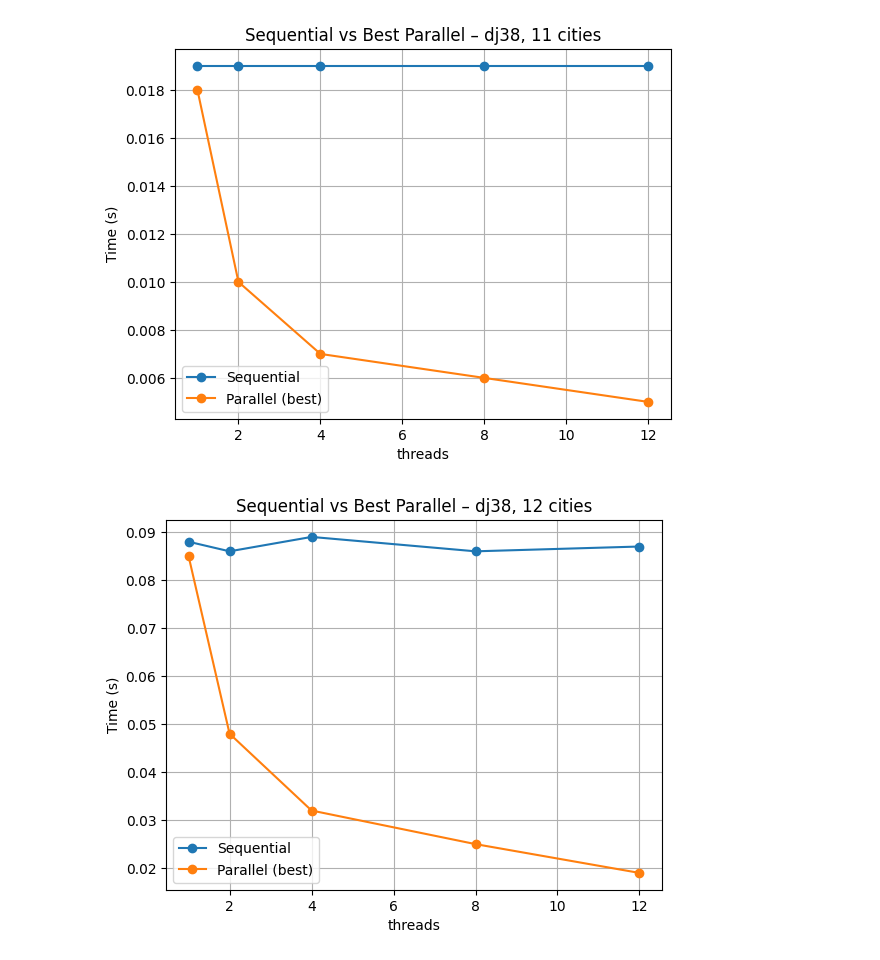
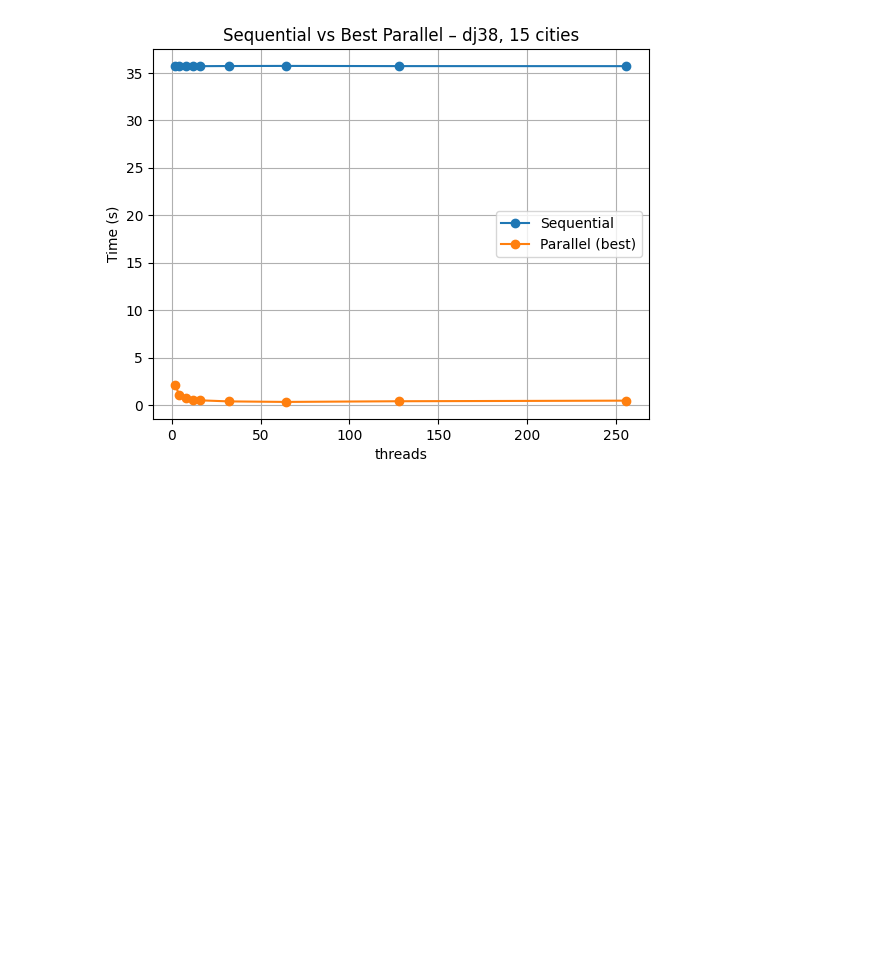
Before and after one commit to omarbz2001/MA_PCM, a Jupyter notebook: results/analyse.ipynb, the cells around one changed output. Drawn from its saved outputs; the diff is of its cells as text; code cells hidden in the pictures; blank space fills up the shorter version.

```diff
--- a/results/analyse.ipynb
+++ b/results/analyse.ipynb
@@ -144,8 +146,5 @@ def plot_runtime_vs_cutoff(df, tsp, cities, threads):
     plt.show()
 
 
-plot_runtime_vs_cutoff(df, "dj38", 12, 12)
-plot_runtime_vs_cutoff(df, "dj38", 13, 12)
-plot_runtime_vs_cutoff(df, "dj38", 14, 12)
-plot_runtime_vs_cutoff(df, "dj38", 15, 12)
+plot_runtime_vs_cutoff(df, "dj38", 15, 256)
 # %% [output]
@@ -193,31 +210,26 @@ plot_speedup_heatmap(df, "dj38", 15)
 # %%
 def plot_seq_vs_best_parallel(df, tsp, cities):
     seq = df[
         (df["tsp_file"] == tsp) &
         (df["cities"] == cities) &
         (df["run_type"] == "Sequential")
     ].groupby("threads")["time_s"].min()
 
     par = df[
         (df["tsp_file"] == tsp) &
         (df["cities"] == cities) &
         (df["run_type"] == "Parallel")
     ].groupby("threads")["time_s"].min()
 
     comp = pd.DataFrame({"Sequential": seq, "Parallel (best)": par})
 
     comp.plot(marker="o")
     plt.ylabel("Time (s)")
     plt.title(f"Sequential vs Best Parallel – {tsp}, {cities} cities")
     plt.grid(True)
     plt.show()
 
 
-plot_seq_vs_best_parallel(df, "dj38", 11)
-plot_seq_vs_best_parallel(df, "dj38", 12)
-plot_seq_vs_best_parallel(df, "dj38", 13)
-plot_seq_vs_best_parallel(df, "dj38", 14)
 plot_seq_vs_best_parallel(df, "dj38", 15)
 # %% [output]
-[figure, old version]
+[figure, new version]
-[figure, removed]
```
Also changed, not shown: parts of 8 cells of this notebook.
